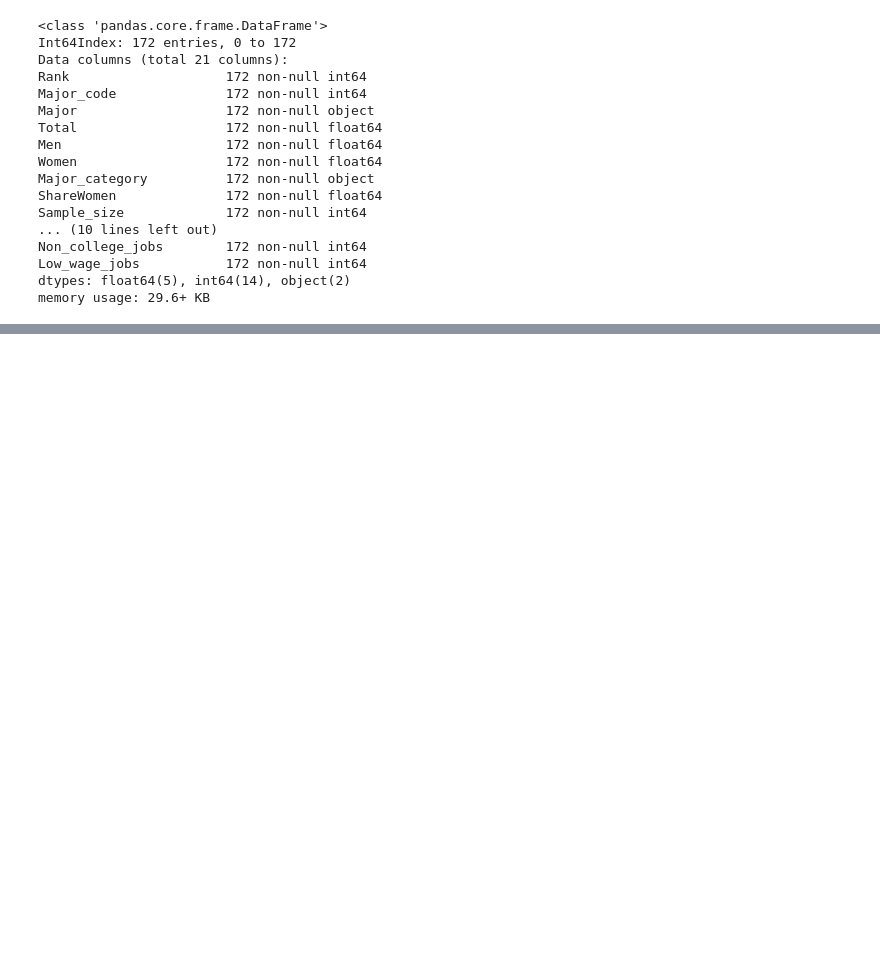
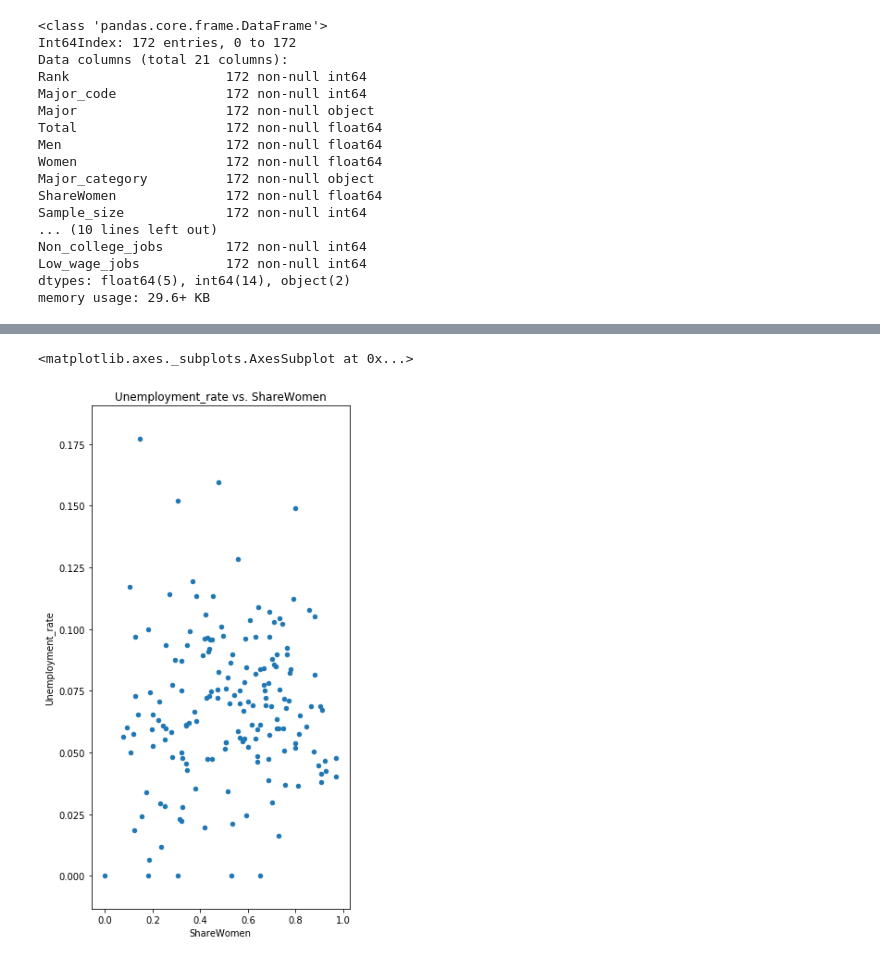
Before and after one commit to saraheisa/Visualizing-Earnings-Based-On-College-Majors, a Jupyter notebook: main.ipynb, the cells around one changed output, grey strips where cells are left out. Saved outputs shown, nothing was run; the diff lists cells and outputs as text; code cells hidden in the pictures; blank space fills up the shorter version.

```diff
--- a/main.ipynb
+++ b/main.ipynb
@@ -98,0 +123,5 @@ memory usage: 29.6+ KB
+# %%
+recent_grads.plot(x='ShareWomen', y='Unemployment_rate', kind='scatter', title='Unemployment_rate vs. ShareWomen', figsize=(5,10))
+# %% [output]
+<matplotlib.axes._subplots.AxesSubplot at 0x...>
+[figure, added]
```
Also changed, not shown: parts of 7 cells of this notebook.
